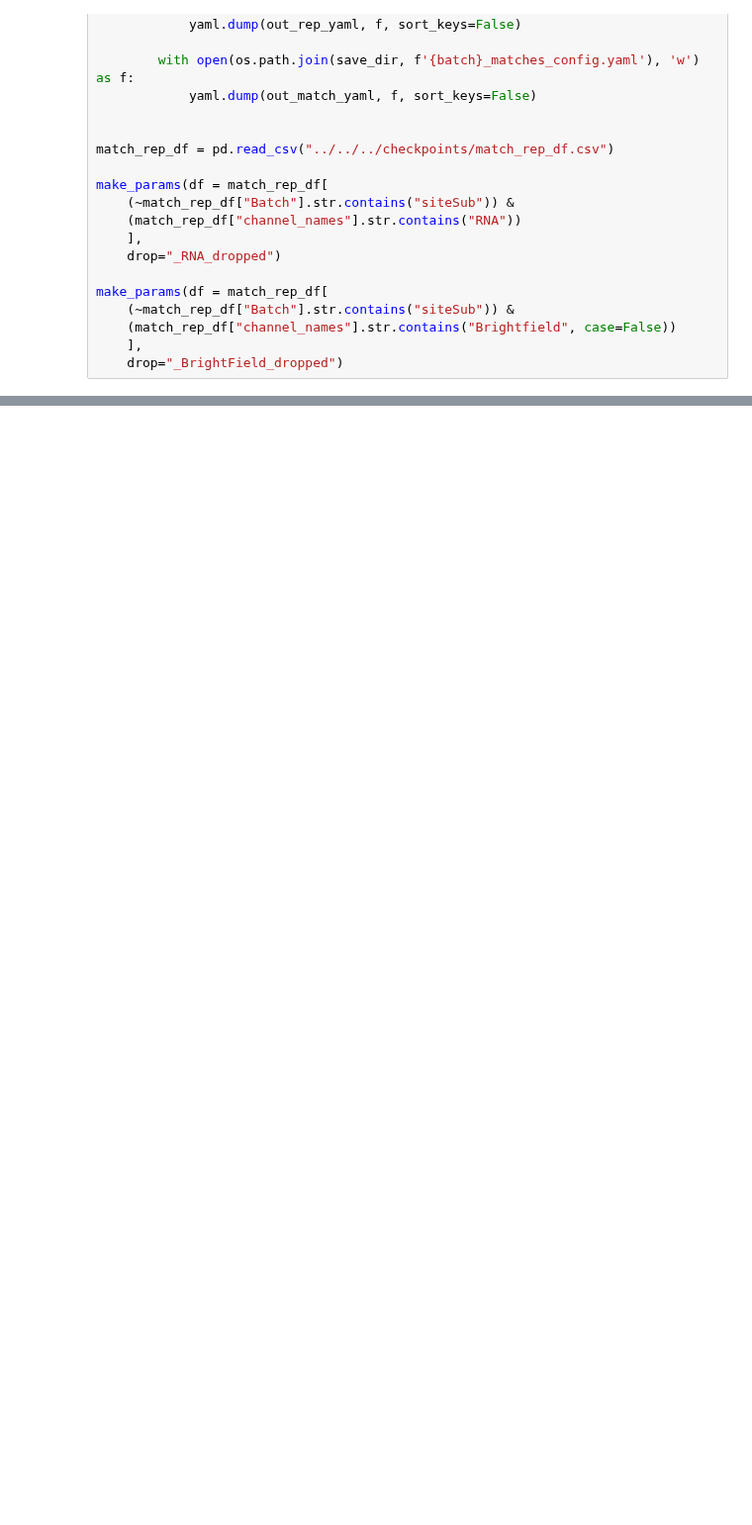
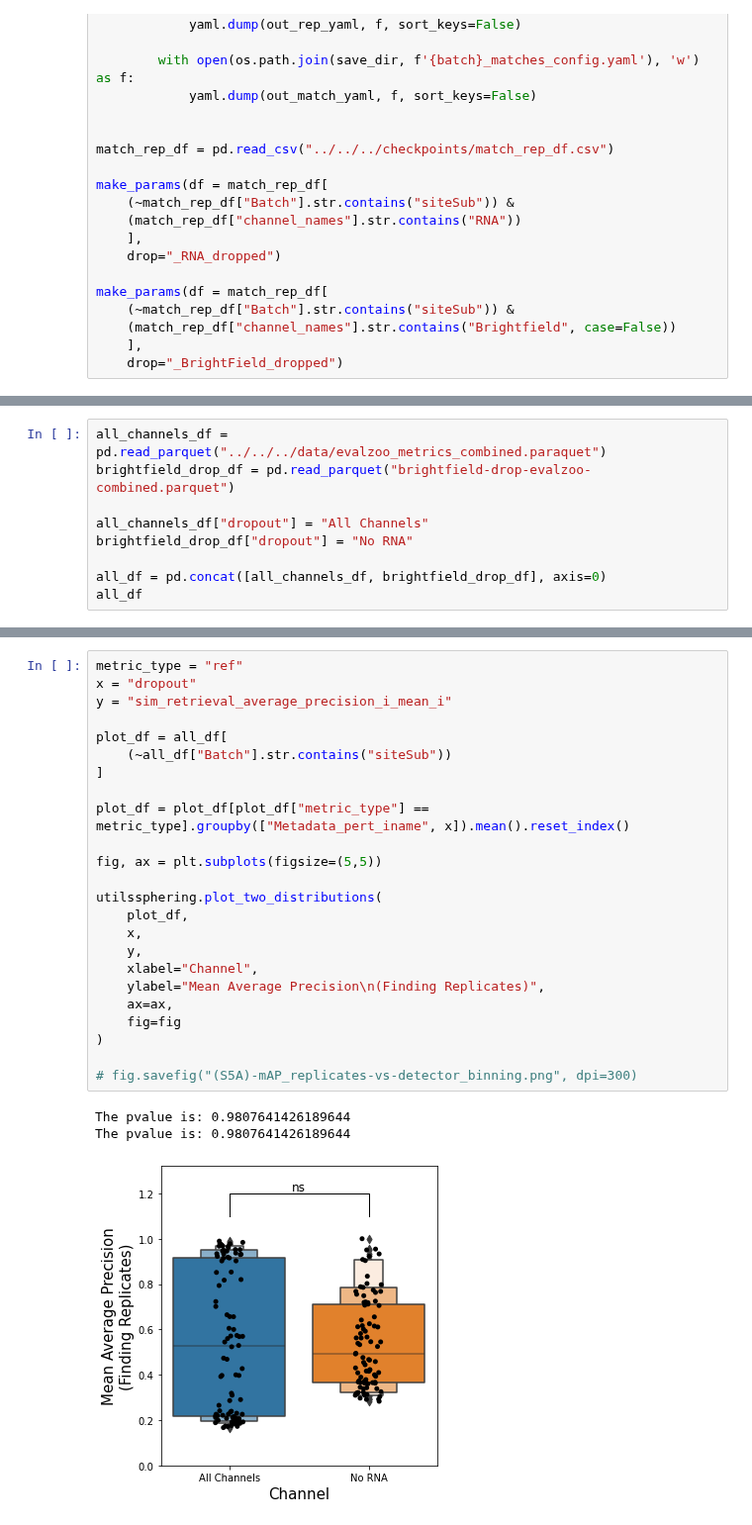
Before and after one commit to jump-cellpainting/jump-scope-analysis, a Jupyter notebook: notebooks/figures/supplementary/FigureS10.ipynb, the cells around one changed output, grey strips where cells are left out. Shown at 99% size. Saved outputs shown, nothing was run; the diff lists cells and outputs as text; blank space fills up the shorter version.

Commit message:
add rna drop plot

```diff
--- a/notebooks/figures/supplementary/FigureS10.ipynb
+++ b/notebooks/figures/supplementary/FigureS10.ipynb
@@ -313,0 +317,9 @@ FileNotFoundError: [Errno 2] No such file or directory: '/Users/ctromans/Desktop
+# %%
+all_channels_df = pd.read_parquet("../../../data/evalzoo_metrics_combined.paraquet")
+brightfield_drop_df = pd.read_parquet("brightfield-drop-evalzoo-combined.parquet")
+
+all_channels_df["dropout"] = "All Channels"
+brightfield_drop_df["dropout"] = "No RNA"
+
+all_df = pd.concat([all_channels_df, brightfield_drop_df], axis=0)
+all_df
@@ -313,0 +340,28 @@ FileNotFoundError: [Errno 2] No such file or directory: '/Users/ctromans/Desktop
+# %%
+metric_type = "ref"
+x = "dropout"
+y = "sim_retrieval_average_precision_i_mean_i"
+
+plot_df = all_df[
+    (~all_df["Batch"].str.contains("siteSub"))
+]
+
+plot_df = plot_df[plot_df["metric_type"] == metric_type].groupby(["Metadata_pert_iname", x]).mean().reset_index()
+
+fig, ax = plt.subplots(figsize=(5,5))
+
+utilssphering.plot_two_distributions(
+    plot_df,
+    x,
+    y,
+    xlabel="Channel",
+    ylabel="Mean Average Precision\n(Finding Replicates)",
+    ax=ax,
+    fig=fig
+)
+
+# fig.savefig("(S5A)-mAP_replicates-vs-detector_binning.png", dpi=300)
+# %% [output]
+The pvalue is: 0.9807641426189644
+The pvalue is: 0.9807641426189644
+[figure, added]
```
Also changed, not shown: parts of 4 cells of this notebook.
